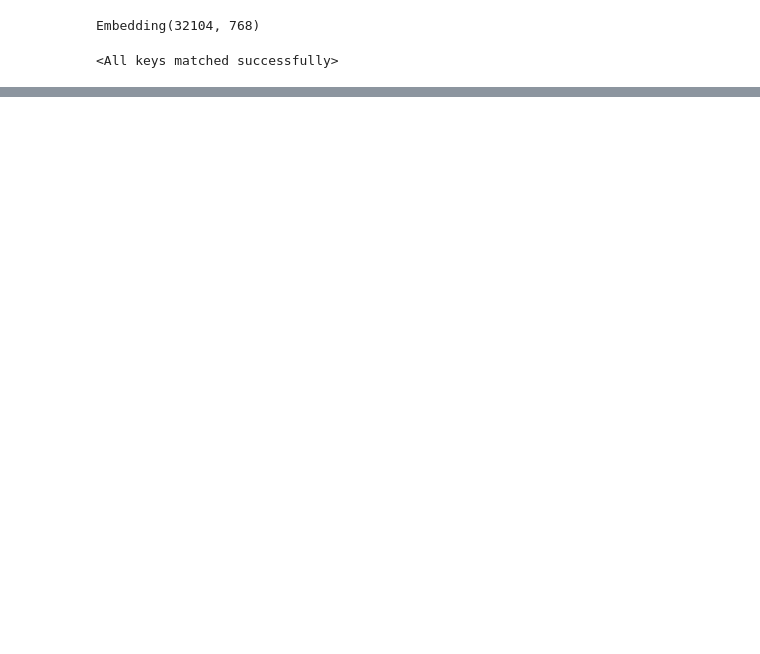
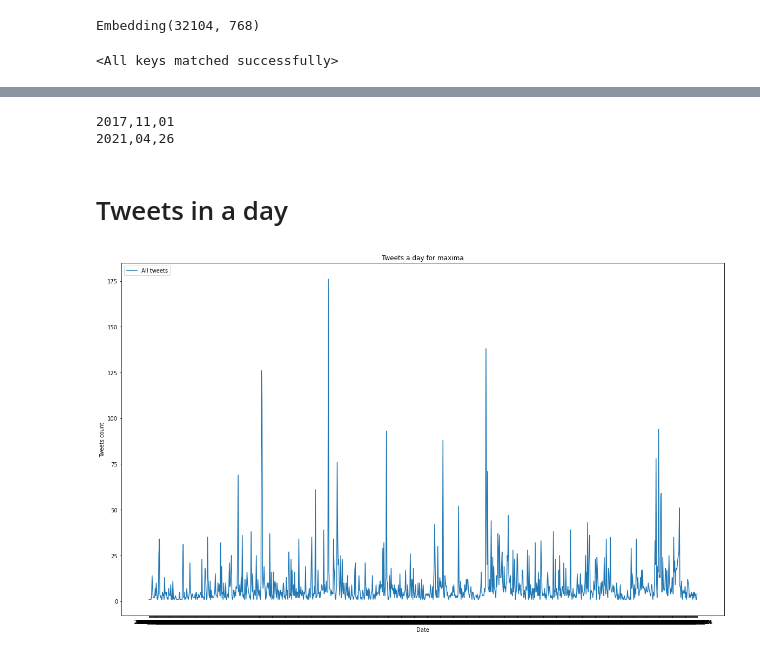
Before and after one commit to Alliix/twttr-tirgus, a Jupyter notebook: CASED/LVBERT_graphs.ipynb, the cells around one changed output, grey strips where cells are left out. Cells and saved outputs as stored; diff of their text form; code cells hidden in the pictures; blank space fills up the shorter version.

Commit message:
lvbert graphs

```diff
--- a/CASED/LVBERT_graphs.ipynb
+++ b/CASED/LVBERT_graphs.ipynb
@@ -168,0 +193,3 @@ RuntimeError: [enforce fail at C:\actions-runner\_work\pytorch\pytorch\builder\w
+# %%
+brandTweets = pd.read_csv('./predictions/'+brand+'.csv')
+brandTweets.head()
@@ -168,0 +244,3 @@ RuntimeError: [enforce fail at C:\actions-runner\_work\pytorch\pytorch\builder\w
+# %%
+for item in sentimentList[:10]:
+    print(item.date, item.tweetCount, item.neutralCount, item.positiveCount, item.negativeCount)
@@ -168,0 +271,22 @@ RuntimeError: [enforce fail at C:\actions-runner\_work\pytorch\pytorch\builder\w
+# %%
+print(sentimentList[0].date)
+print(sentimentList[len(sentimentList)-1].date)
+# %% [output]
+2017,11,01
+2021,04,26
+# %% [markdown]
+# Tweets in a day
+# %%
+plt.rc('font', size=10)
+fig, ax = plt.subplots(figsize=(20, 12))
+
+# Specify how our lines should look
+ax.plot([item.date for item in sentimentList], [item.tweetCount for item in sentimentList], label='All tweets')
+
+ax.set_xlabel('Date')
+ax.set_ylabel('Tweets count')
+ax.set_title('Tweets a day for '+brand)
+ax.grid(False)
+ax.legend(loc='upper left');
+# %% [output]
+[figure, added]
```
Also changed, not shown: parts of 46 cells of this notebook.
